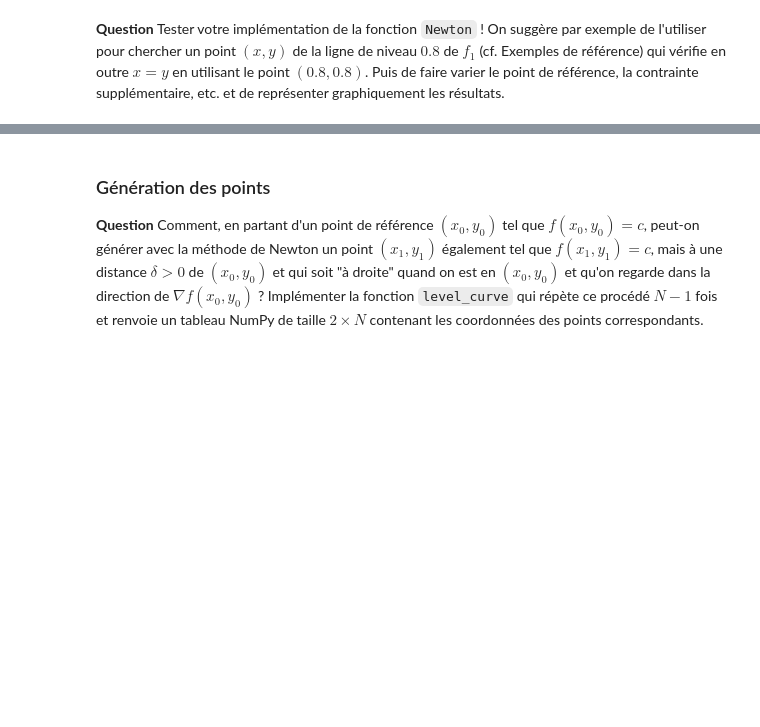
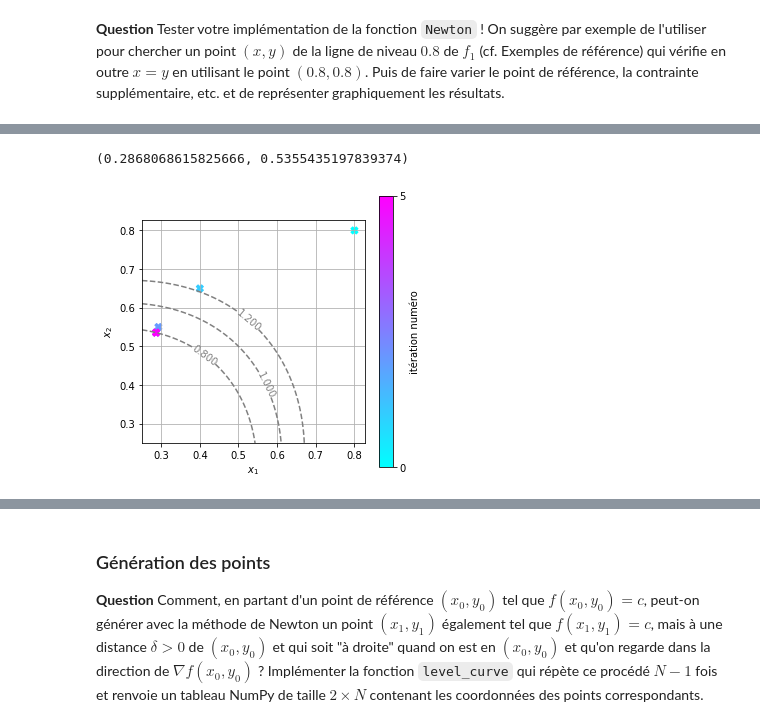
Before and after one commit to WatchfulCoder/projet-numerique-CD, a Jupyter notebook: projet-maths-info.ipynb, the cells around one changed output, grey strips where cells are left out. Cells and saved outputs as stored; diff of their text form; code cells hidden in the pictures; blank space fills up the shorter version.

```diff
--- a/projet-maths-info.ipynb
+++ b/projet-maths-info.ipynb
@@ -239,0 +238,18 @@ print(Newton(F2, 0.8, 0.8, debug=True))
+# %%
+display_contour(
+    f1,
+    x=np.linspace(0.25, 0.75, 100),
+    y=np.linspace(0.25, 0.75, 100),
+    levels=[0.8, 1.0, 1.2]
+)
+
+
+# Deuxième argument différent (approche en parabole): x - y**2
+def F1(x, y):
+    c = 0.8
+    return np.array([f1(x, y) - c, x - y**2])
+
+print(Newton(F1, 0.8, 0.8, debug=True))
+# %% [output]
+(0.2868068615825666, 0.5355435197839374)
+[figure, added]
```
Also changed, not shown: parts of 32 cells of this notebook.
